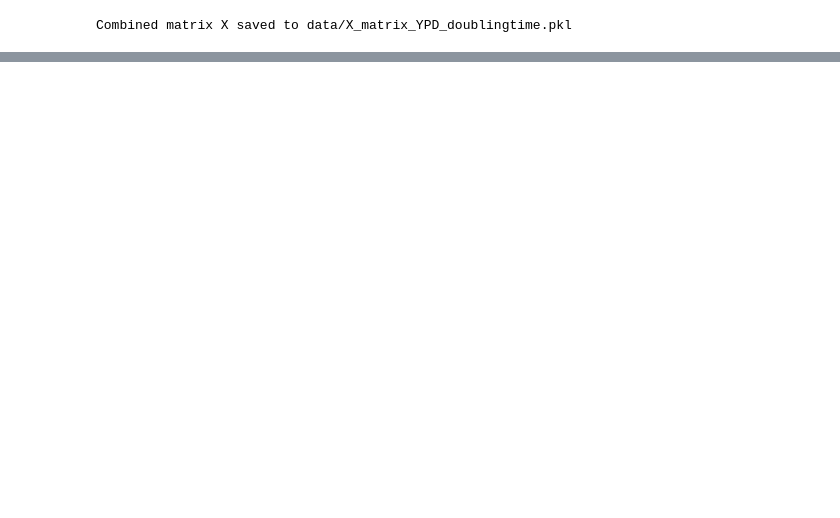
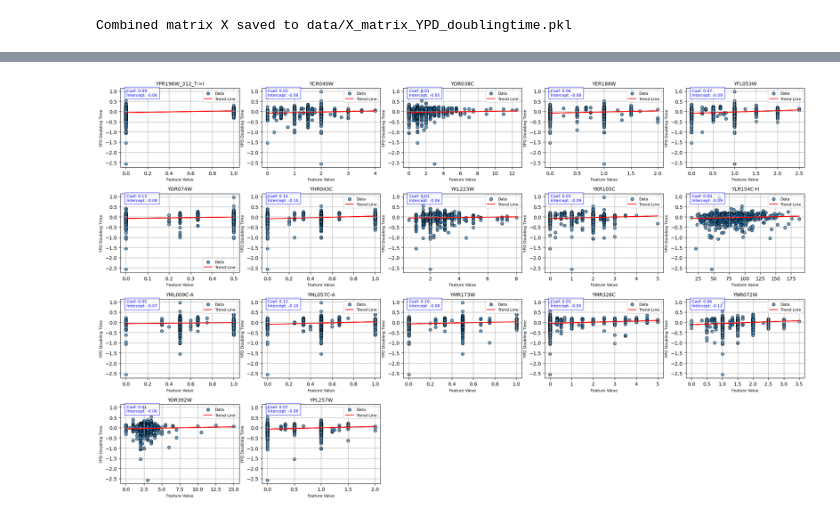
Before and after one commit to paolabiocchi/Yeast_Project, a Jupyter notebook: run.ipynb, the cells around one changed output, grey strips where cells are left out. Saved outputs shown, nothing was run; the diff lists cells and outputs as text; code cells hidden in the pictures; blank space fills up the shorter version.

Commit message:
plot variance

```diff
--- a/run.ipynb
+++ b/run.ipynb
@@ -10,3 +10,4 @@ from sklearn.metrics import r2_score
 phenotype = "YPD_doublingtime"
 phenotype_data_path = f"data/y_{phenotype}.csv"
 y_phenotype = pd.read_csv(phenotype_data_path)
+y_phenotype.drop(columns='Yeast_ID', inplace=True)
@@ -28,4 +44,4 @@ print(f"Combined matrix X saved to {X_matrix_output_path}")
 # %% [output]
 Combined matrix X saved to data/X_matrix_YPD_doublingtime.pkl
 # %%
-X_matrix = pd.read_pickle(f"data/X_matrix_{phenotype}.csv")
+X_matrix = pd.read_pickle(f"data/X_matrix_{phenotype}.pkl")
@@ -76,3 +48,73 @@ NameError: name 'y_phenotype' is not defined
+# %%
+import matplotlib.pyplot as plt
+import numpy as np
+from sklearn.linear_model import LinearRegression
+import math
+
+# Select the column names in X_matrix that are present in mutations_important
+filter_keys = mutations_important.tolist()  # Extract keys from the first column of mutations_important
+
+# Filter X_matrix columns based on keys in filter_keys
+selected_columns = X_matrix[[col for col in X_matrix.columns if col in filter_keys or col + '_CNV' in filter_keys]]
+
+# Number of features to plot
+num_features = len(selected_columns.columns)
+
+# Define the grid layout (4 rows x 5 columns, to fit 17 plots)
+num_cols = 5
+num_rows = math.ceil(num_features / num_cols)
+
+# Create the figure and axes
+fig, axes = plt.subplots(num_rows, num_cols, figsize=(20, 12))
+axes = axes.flatten()  # Flatten the axes for easy iteration
+
+# Plot each feature with a regression line
+for idx, col in enumerate(selected_columns.columns):
+    x = selected_columns[col].values.reshape(-1, 1)  # Reshape for sklearn
+    y = y_phenotype.values.flatten()  # Flatten y to a 1D array
+
+    # Fit linear regression
+    model = LinearRegression()
+    model.fit(x, y)
+    y_pred = model.predict(x)
+
+    # Extract coefficients and intercept
+    coef = float(model.coef_[0])  # Convert to scalar
+    intercept = float(model.intercept_)  # Convert to scalar
+
+    # Scatter plot
+    axes[idx].scatter(x.flatten(), y, alpha=0.7, edgecolor='k', label='Data')
+
+    # Regression line
+    axes[idx].plot(x.flatten(), y_pred, color='red', label='Trend Line')
+
+    # Add titles and labels
+    axes[idx].set_title(f'{col}', fontsize=10)
+    axes[idx].set_xlabel('Feature Value', fontsize=8)
+    axes[idx].set_ylabel('YPD Doubling Time', fontsize=8)
+    axes[idx].legend(fontsize=8)
+    axes[idx].grid(True)
+
+    # Annotate the plot with coefficient and intercept
+    axes[idx].text(0.05, 0.9, f'Coef: {coef:.2f}\nIntercept: {intercept:.2f}',
+                   transform=axes[idx].transAxes, fontsize=8, color='blue',
+                   bbox=dict(facecolor='white', alpha=0.7, edgecolor='blue'))
+
+# Remove any unused subplots
+for i in range(num_features, len(axes)):
+    fig.delaxes(axes[i])
+
+# Adjust layout
+plt.tight_layout()
+
+# Save the figure
+plot_path = "results/plots/all_features_with_trend_and_coefficients.png"
+plt.savefig(plot_path, bbox_inches='tight')
+
+# Show the figure
+plt.show()
+# %% [output]
+[figure, added]
 # %%
 # Example DataFrames (ensure these are defined in your environment)
 # X_matrix: DataFrame of features (mutations and CNVs)
```
Also changed, not shown: parts of 5 cells of this notebook, 3 other files.
